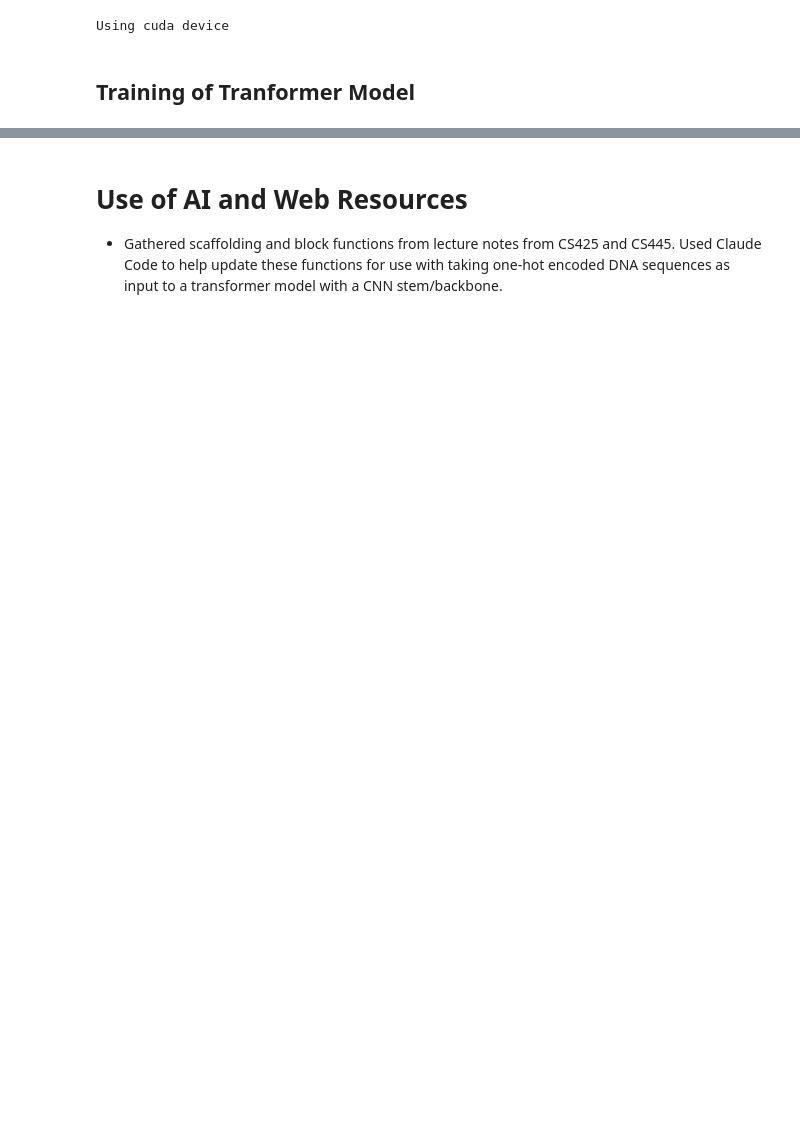
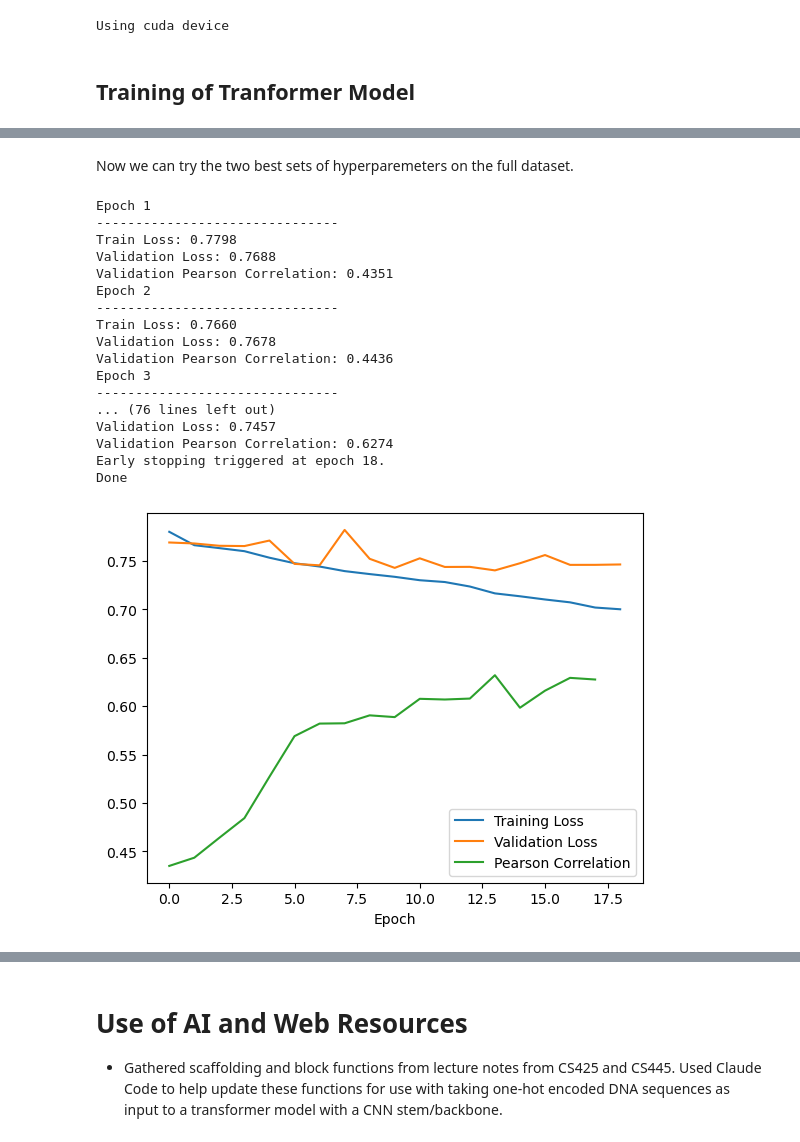
Before and after one commit to mrmang0dev/CS425-Project, a Jupyter notebook: transformer.ipynb, the cells around one changed output, grey strips where cells are left out. Cells and saved outputs as stored; diff of their text form; code cells hidden in the pictures; blank space fills up the shorter version.

```diff
--- a/transformer.ipynb
+++ b/transformer.ipynb
@@ -23,13 +24,12 @@ Using cuda device
 # %%
 # Load dataset from our file
 fulldata = np.load("fulldataset.npz")
-X = fulldata["X"]
-y = fulldata["Y"]
+X = fulldata["X"].astype(np.float32)
+y = fulldata["Y"].astype(np.float32).reshape(len(fulldata["Y"]), -1)
 
 short_X = X[:5000,:,:]
-short_y = y[:5000,:,:]
+short_y = y[:5000,:]
 # %%
-y = y.mean(axis=2)
 X_train, X_val, y_train, y_val = train_test_split(X, y, test_size  = 0.2)
 print(X_train.shape, X_val.shape, y_train.shape, y_val.shape)
 # %% [output]
@@ -286,0 +356,27 @@ plt.plot(val_loss, label="Validation Loss")
+# %% [markdown]
+Now we can try the two best sets of hyperparemeters on the full dataset.
+# %%
+train_loader, val_loader = get_dataloaders(X, y)
+
+model=Transformer(num_kernels=[64, 128, 256], kernel_size=20, d_model=256, num_layers=4, dropout=0.5)
+train_loss, val_loss, val_metrics = train_model(model, train_loader, val_loader,epochs=100, lr=3e-4, device='cuda', clip_norm=1.0)
+plot_data(train_loss, val_loss, val_metrics)
+# %% [output]
+Epoch 1
+-------------------------------
+Train Loss: 0.7798
+Validation Loss: 0.7688
+Validation Pearson Correlation: 0.4351
+Epoch 2
+-------------------------------
+Train Loss: 0.7660
+Validation Loss: 0.7678
+Validation Pearson Correlation: 0.4436
+Epoch 3
+-------------------------------
+... (76 lines left out)
+Validation Loss: 0.7457
+Validation Pearson Correlation: 0.6274
+Early stopping triggered at epoch 18.
+Done
+[figure, added]
```
Also changed, not shown: parts of 16 cells of this notebook, 1 other file.
